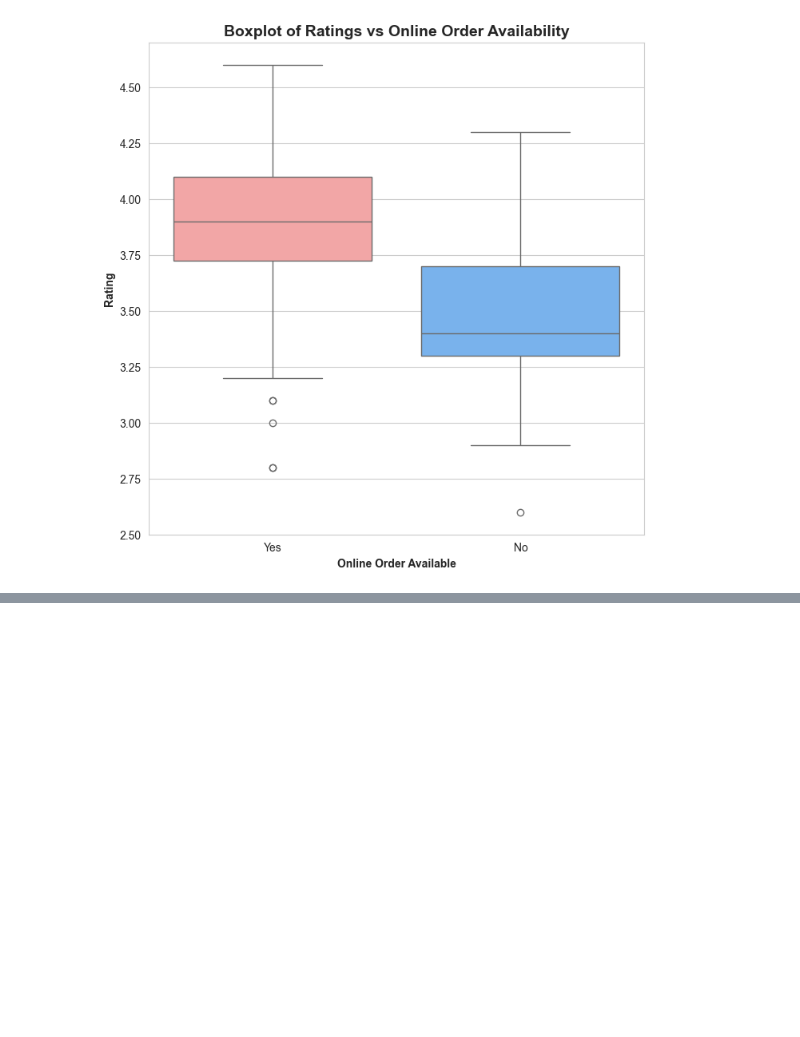
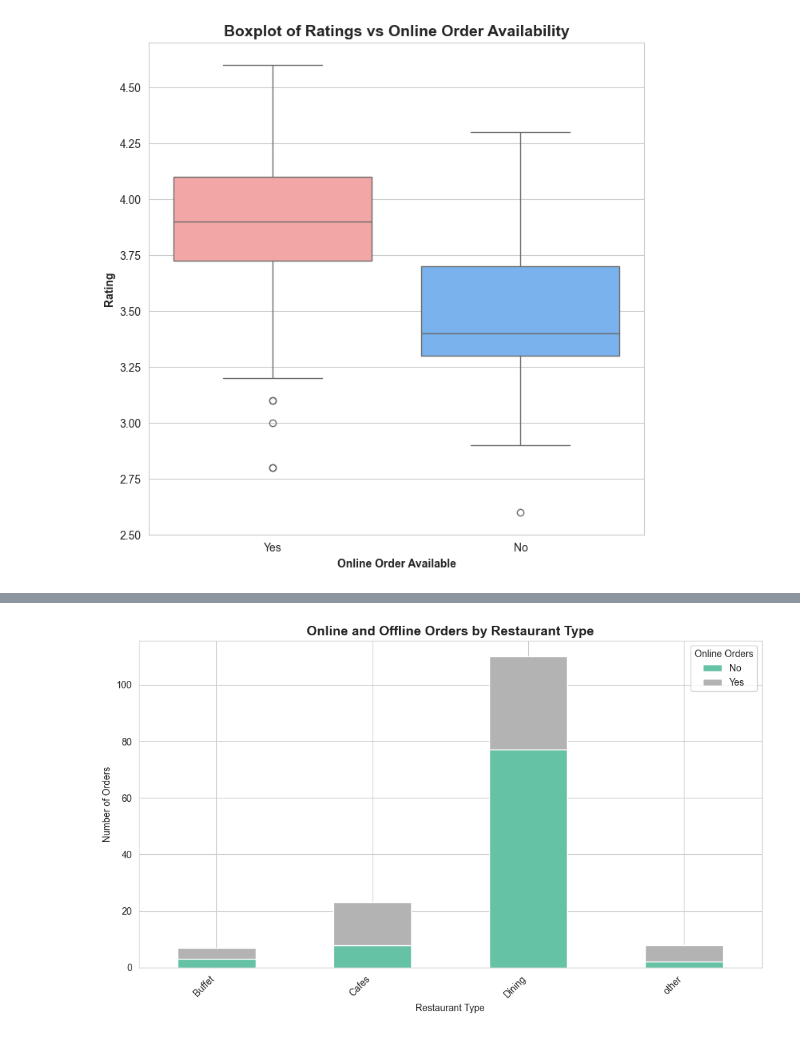
Before and after one commit to Prateek07-Kumar/End-to-End-Zomato-Data-Analysis, a Jupyter notebook: zomato.ipynb, the cells around one changed output, grey strips where cells are left out. Drawn from its saved outputs; the diff is of its cells as text; code cells hidden in the pictures; blank space fills up the shorter version.

```diff
--- a/zomato.ipynb
+++ b/zomato.ipynb
@@ -178,0 +195,21 @@ Passing `palette` without assigning `hue` is deprecated and will be removed in v
+# %%
+# Count online and offline orders by restaurant type
+orders_count = df.groupby(["listed_in(type)", 'online_order']).size().unstack(fill_value=0)
+
+# Plot a stacked bar chart
+orders_count.plot(kind='bar', stacked=True, figsize=(10, 6), colormap='Set2')
+
+# Add plot titles and labels
+plt.title("Online and Offline Orders by Restaurant Type", fontsize=14, weight='bold')
+plt.xlabel("Restaurant Type")
+plt.ylabel("Number of Orders")
+plt.xticks(rotation=45, ha='right')
+
+# Add custom legend
+plt.legend(title="Online Orders", labels=['No', 'Yes'])
+
+# Layout adjustment
+plt.tight_layout()
+plt.show()
+# %% [output]
+[figure, added]
```
Also changed, not shown: parts of 4 cells of this notebook.
